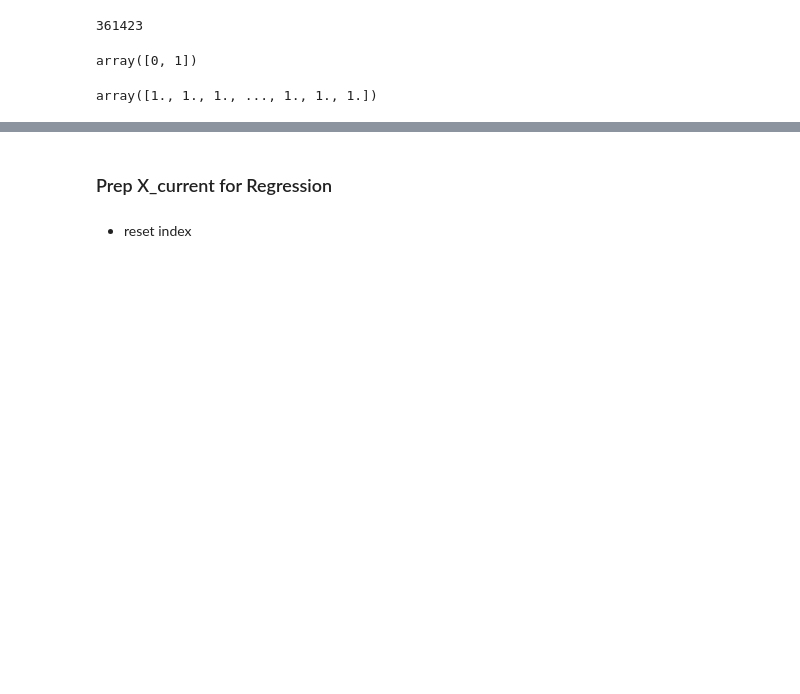
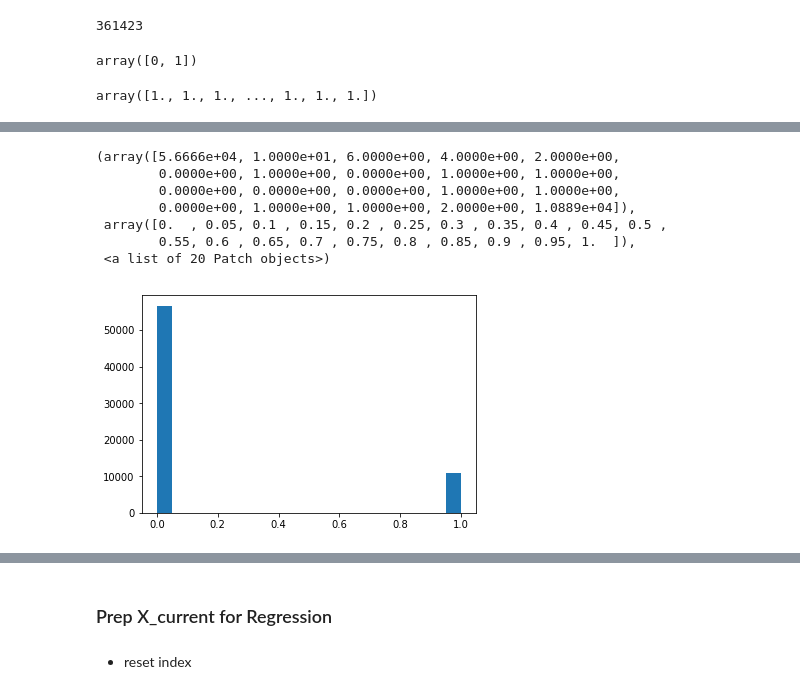
Before and after one commit to as6140/peervest, a Jupyter notebook: test_pipeline_on_current_data.ipynb, the cells around one changed output, grey strips where cells are left out. Saved outputs shown, nothing was run; the diff lists cells and outputs as text; code cells hidden in the pictures; blank space fills up the shorter version.

Commit message:
add functions update, add test_pipeline progress

```diff
--- a/test_pipeline_on_current_data.ipynb
+++ b/test_pipeline_on_current_data.ipynb
@@ -45,3 +49,10 @@ dfs_list = [raw_q42018,
 #rather than using labelled/completed data
 
 clean_lc_df_current = clean_new_LC_data_classification_current(dfs_list) #takes in dfs_list, outputs clean_lc_df
+# %%
+clean_lc_df_future = clean_LC_data_classification_eval(dfs_list)
+X_future, y_future = preprocessing_future_test(clean_lc_df_future)
+(ohe_home_ownership, ohe_purpose, ohe_zip_code,
+ ohe_application_type, ohe_sub_grade, ohe_emp_title_2) = one_hot_encode_current(X_future)
+X_future_classif = concat_X_and_6ohe_dfs(X_future, ohe_home_ownership, ohe_purpose, ohe_zip_code,
+                                         ohe_application_type, ohe_sub_grade, ohe_emp_title_2)
@@ -47,0 +65,3 @@ clean_lc_df_current = clean_new_LC_data_classification_current(dfs_list) #takes
+# %%
+X_future_classif.set_index('index',inplace=True)
+prep_all_df_for_classification(X_future_classif)
@@ -122,0 +214,11 @@ y_current['prob_default'] = current_class_preds_proba[:,0]
+# %%
+plt.hist(loaded_log_reg_v1.predict_proba(X_future_classif)[:,0],bins=20,range=(0,1))
+# %% [output]
+(array([5.6666e+04, 1.0000e+01, 6.0000e+00, 4.0000e+00, 2.0000e+00,
+        0.0000e+00, 1.0000e+00, 0.0000e+00, 1.0000e+00, 1.0000e+00,
+        0.0000e+00, 0.0000e+00, 0.0000e+00, 1.0000e+00, 1.0000e+00,
+        0.0000e+00, 1.0000e+00, 1.0000e+00, 2.0000e+00, 1.0889e+04]),
+ array([0.  , 0.05, 0.1 , 0.15, 0.2 , 0.25, 0.3 , 0.35, 0.4 , 0.45, 0.5 ,
+        0.55, 0.6 , 0.65, 0.7 , 0.75, 0.8 , 0.85, 0.9 , 0.95, 1.  ]),
+ <a list of 20 Patch objects>)
+[figure, added]
```
Also changed, not shown: parts of 16 cells of this notebook, 1 other file.
